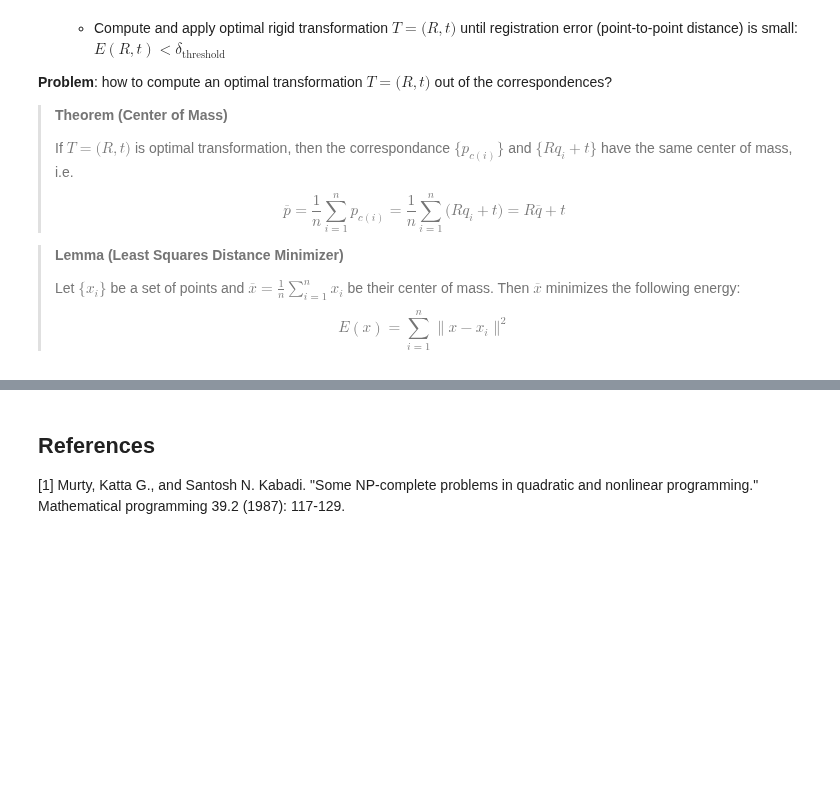
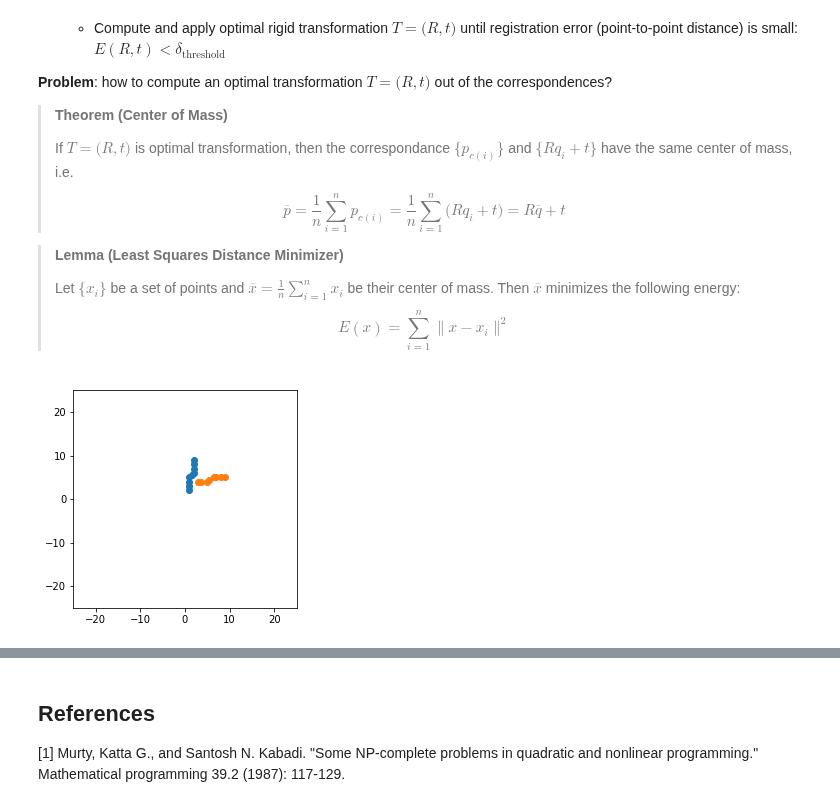
Before and after one commit to justayak/playground, a Jupyter notebook: graphics/IterativeClosestPoints.ipynb, the cells around one changed output, grey strips where cells are left out. Drawn from its saved outputs; the diff is of its cells as text; code cells hidden in the pictures; blank space fills up the shorter version.

```diff
--- a/graphics/IterativeClosestPoints.ipynb
+++ b/graphics/IterativeClosestPoints.ipynb
@@ -71,0 +70,45 @@ import numpy as np
+# %%
+%matplotlib inline
+import matplotlib.pyplot as plt
+import numpy as np
+
+P = np.array([
+    [1, 2],[1, 3],[1, 4],[1, 5],[1.5, 5.5],[2, 6],[2, 7],[2, 8],[2, 9]
+])
+Q = np.array([
+    [3, 4],[3.5, 4],[5, 4],[5.5, 4.5],[6.5, 5],[7, 5],[8, 5],[9, 5]
+])
+
+def p_com():
+    return np.mean(P, 0)
+
+def q_com():
+    return np.mean(Q, 0)
+
+def p_c(i):
+    q = Q[i]
+    closest = 999
+    cosest_p = None
+    for p in P:
+        dist = np.linalg.norm(p-q)
+        if dist < closest:
+            closest = dist
+            closest_p = p
+    assert closest_p is not None
+    return closest_p
+
+n = Q.shape[0]
+
+
+fig = plt.figure(figsize=(4, 4))
+def plot_pq(ax):
+    ax.set_xlim([-25, 25])
+    ax.set_ylim([-25, 25])
+    ax.scatter(P[:,0], P[:,1])
+    ax.scatter(Q[:,0], Q[:,1])
+
+
+plot_pq(fig.add_subplot(111))
+plt.show()
+# %% [output]
+[figure, added]
```
Also changed, not shown: parts of 3 cells of this notebook.
